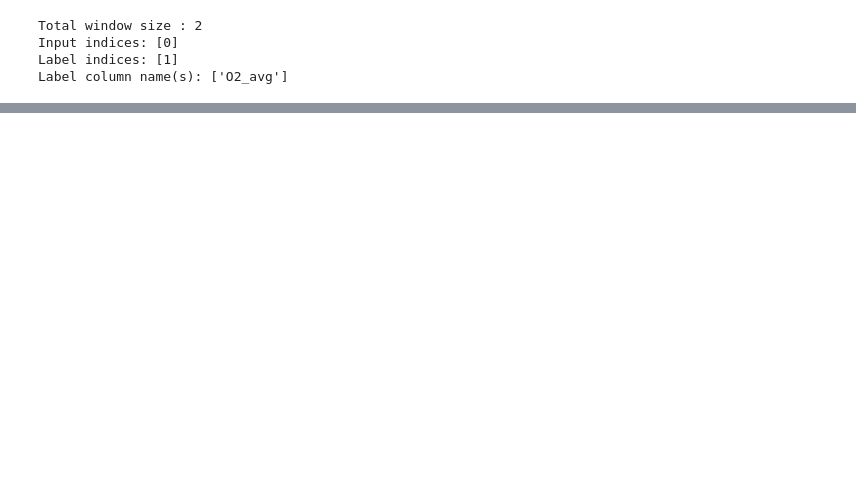
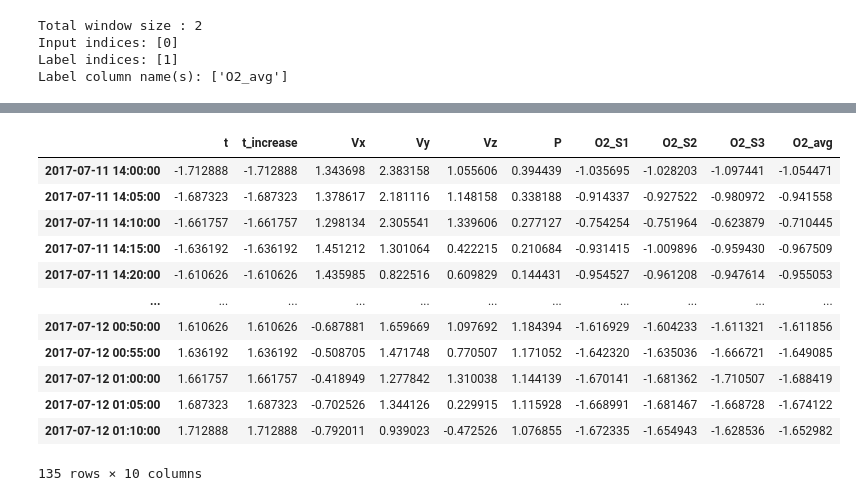
Before and after one commit to rzv09/smores_proj, a Jupyter notebook: src/lstm.ipynb, the cells around one changed output, grey strips where cells are left out. Cells and saved outputs as stored; diff of their text form; code cells hidden in the pictures; blank space fills up the shorter version.

```diff
--- a/src/lstm.ipynb
+++ b/src/lstm.ipynb
@@ -375,0 +466,16 @@ wide_window.plot(baseline)
+# %%
+wide_window.train_df
+# %% [output]
+|  | t | t_increase | Vx | Vy | Vz | P | O2_S1 | O2_S2 | O2_S3 | O2_avg |
+| 2017-07-11 14:00:00 | -1.712888 | -1.712888 | 1.343698 | 2.383158 | 1.055606 | 0.394439 | -1.035695 | -1.028203 | -1.097441 | -1.054471 |
+| 2017-07-11 14:05:00 | -1.687323 | -1.687323 | 1.378617 | 2.181116 | 1.148158 | 0.338188 | -0.914337 | -0.927522 | -0.980972 | -0.941558 |
+| 2017-07-11 14:10:00 | -1.661757 | -1.661757 | 1.298134 | 2.305541 | 1.339606 | 0.277127 | -0.754254 | -0.751964 | -0.623879 | -0.710445 |
+| 2017-07-11 14:15:00 | -1.636192 | -1.636192 | 1.451212 | 1.301064 | 0.422215 | 0.210684 | -0.931415 | -1.009896 | -0.959430 | -0.967509 |
+| 2017-07-11 14:20:00 | -1.610626 | -1.610626 | 1.435985 | 0.822516 | 0.609829 | 0.144431 | -0.954527 | -0.961208 | -0.947614 | -0.955053 |
+| ... | ... | ... | ... | ... | ... | ... | ... | ... | ... | ... |
+| 2017-07-12 00:50:00 | 1.610626 | 1.610626 | -0.687881 | 1.659669 | 1.097692 | 1.184394 | -1.616929 | -1.604233 | -1.611321 | -1.611856 |
+| 2017-07-12 00:55:00 | 1.636192 | 1.636192 | -0.508705 | 1.471748 | 0.770507 | 1.171052 | -1.642320 | -1.635036 | -1.666721 | -1.649085 |
+| 2017-07-12 01:00:00 | 1.661757 | 1.661757 | -0.418949 | 1.277842 | 1.310038 | 1.144139 | -1.670141 | -1.681362 | -1.710507 | -1.688419 |
+| 2017-07-12 01:05:00 | 1.687323 | 1.687323 | -0.702526 | 1.344126 | 0.229915 | 1.115928 | -1.668991 | -1.681467 | -1.668728 | -1.674122 |
+| 2017-07-12 01:10:00 | 1.712888 | 1.712888 | -0.792011 | 0.939023 | -0.472526 | 1.076855 | -1.672335 | -1.654943 | -1.628536 | -1.652982 |
+135 rows × 10 columns
```
Also changed, not shown: parts of 16 cells of this notebook.
